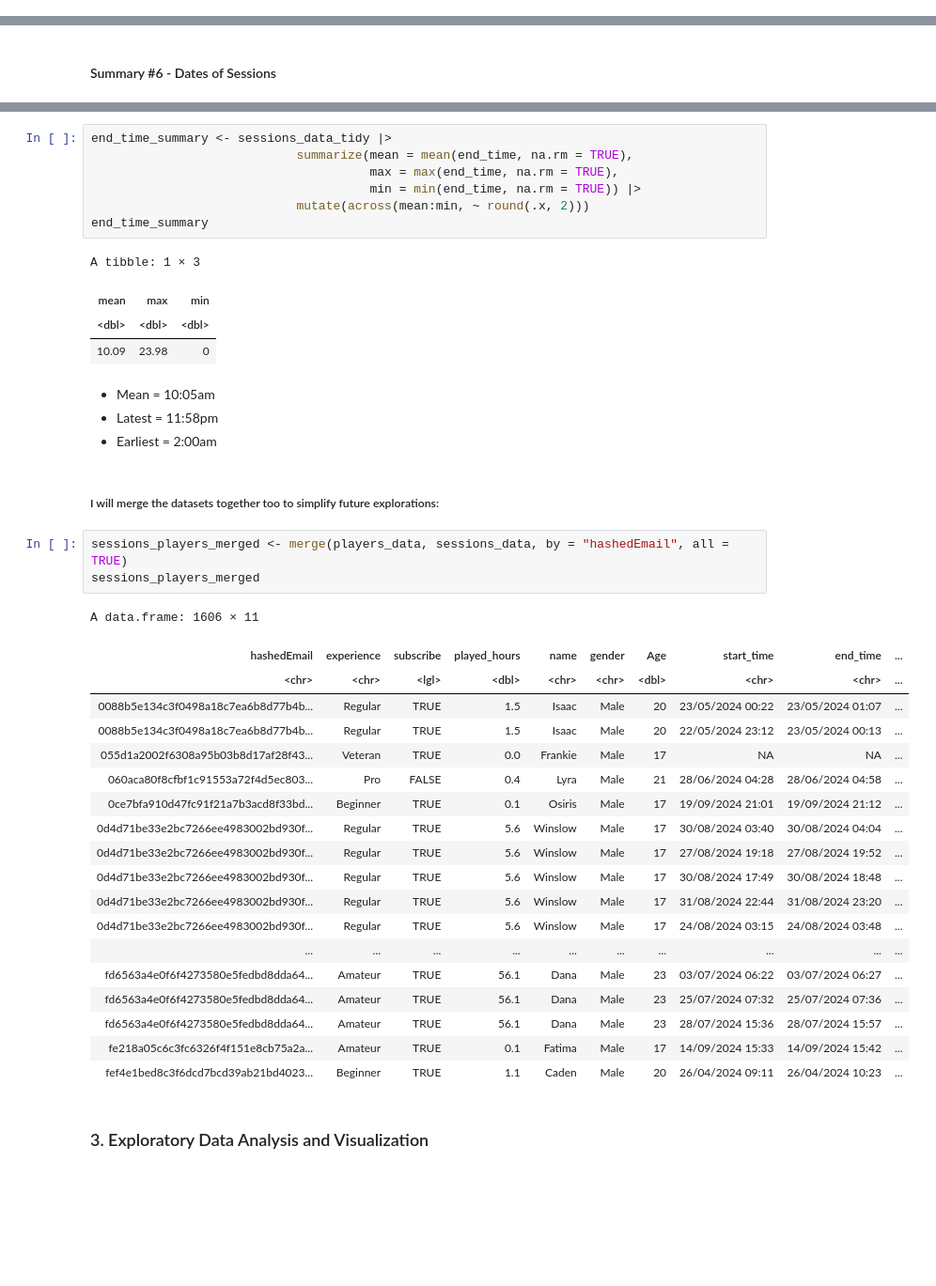
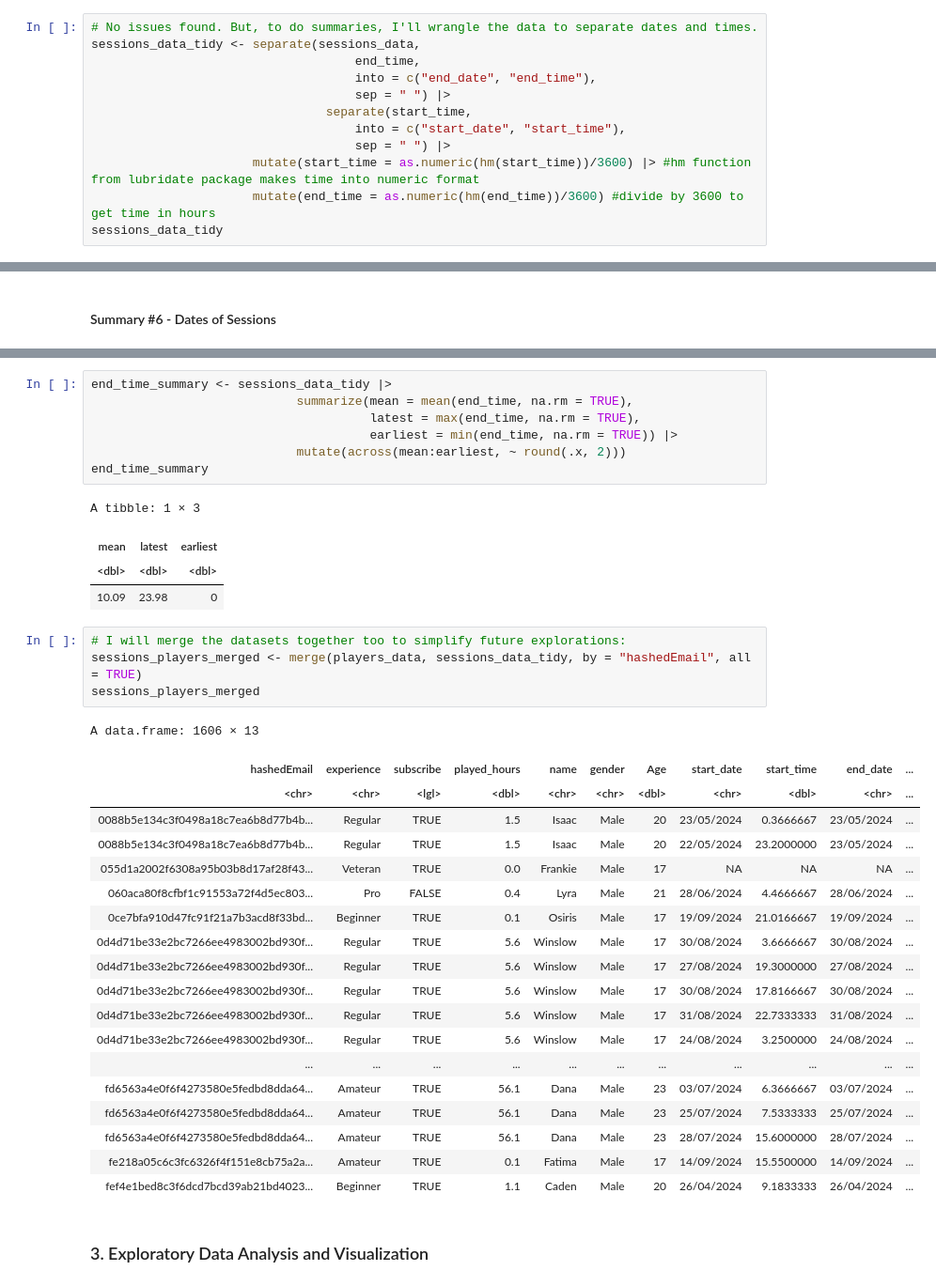
Before and after one commit to tchan0717/dsci-100-2025w1-group-36, a Jupyter notebook: plaicraft_project.ipynb, the cells around one changed output, grey strips where cells are left out. Shown at 94% size. Saved outputs shown, nothing was run; the diff lists cells and outputs as text; blank space fills up the shorter version.

```diff
--- a/plaicraft_project.ipynb
+++ b/plaicraft_project.ipynb
@@ -221,0 +211,12 @@ The "sessions.csv" has 1535 observations and 5 variables:
+# %%
+# No issues found. But, to do summaries, I'll wrangle the data to separate dates and times.
+sessions_data_tidy <- separate(sessions_data,
+                                    end_time,
+                                    into = c("end_date", "end_time"),
+                                    sep = " ") |>
+                                separate(start_time,
+                                    into = c("start_date", "start_time"),
+                                    sep = " ") |>
+                      mutate(start_time = as.numeric(hm(start_time))/3600) |> #hm function from lubridate package makes time into numeric format
+                      mutate(end_time = as.numeric(hm(end_time))/3600) #divide by 3600 to get time in hours
+sessions_data_tidy
@@ -281,44 +297,39 @@ A tibble: 1 × 3
 # %%
 end_time_summary <- sessions_data_tidy |>
                             summarize(mean = mean(end_time, na.rm = TRUE),
-                                      max = max(end_time, na.rm = TRUE),
-                                      min = min(end_time, na.rm = TRUE)) |>
-                            mutate(across(mean:min, ~ round(.x, 2)))
+                                      latest = max(end_time, na.rm = TRUE),
+                                      earliest = min(end_time, na.rm = TRUE)) |>
+                            mutate(across(mean:earliest, ~ round(.x, 2)))
 end_time_summary
 # %% [output]
 A tibble: 1 × 3
-| mean | max | min |
+| mean | latest | earliest |
 | <dbl> | <dbl> | <dbl> |
 | 10.09 | 23.98 | 0 |
-# %% [markdown]
-- Mean = 10:05am
-- Latest = 11:58pm
-- Earliest = 2:00am
-# %% [markdown]
-##### I will merge the datasets together too to simplify future explorations:
 # %%
-sessions_players_merged <- merge(players_data, sessions_data, by = "hashedEmail", all = TRUE)
+# I will merge the datasets together too to simplify future explorations:
+sessions_players_merged <- merge(players_data, sessions_data_tidy, by = "hashedEmail", all = TRUE)
 sessions_players_merged
 # %% [output]
-A data.frame: 1606 × 11
+A data.frame: 1606 × 13
-| hashedEmail | experience | subscribe | played_hours | name | gender | Age | start_time | end_time | ... |
-| <chr> | <chr> | <lgl> | <dbl> | <chr> | <chr> | <dbl> | <chr> | <chr> | ... |
-| 0088b5e134c3f0498a18c7ea6b8d77b4b... | Regular | TRUE | 1.5 | Isaac | Male | 20 | 23/05/2024 00:22 | 23/05/2024 01:07 | ... |
-| 0088b5e134c3f0498a18c7ea6b8d77b4b... | Regular | TRUE | 1.5 | Isaac | Male | 20 | 22/05/2024 23:12 | 23/05/2024 00:13 | ... |
-| 055d1a2002f6308a95b03b8d17af28f43... | Veteran | TRUE | 0.0 | Frankie | Male | 17 | NA | NA | ... |
-| 060aca80f8cfbf1c91553a72f4d5ec803... | Pro | FALSE | 0.4 | Lyra | Male | 21 | 28/06/2024 04:28 | 28/06/2024 04:58 | ... |
-| 0ce7bfa910d47fc91f21a7b3acd8f33bd... | Beginner | TRUE | 0.1 | Osiris | Male | 17 | 19/09/2024 21:01 | 19/09/2024 21:12 | ... |
-| 0d4d71be33e2bc7266ee4983002bd930f... | Regular | TRUE | 5.6 | Winslow | Male | 17 | 30/08/2024 03:40 | 30/08/2024 04:04 | ... |
-| 0d4d71be33e2bc7266ee4983002bd930f... | Regular | TRUE | 5.6 | Winslow | Male | 17 | 27/08/2024 19:18 | 27/08/2024 19:52 | ... |
-| 0d4d71be33e2bc7266ee4983002bd930f... | Regular | TRUE | 5.6 | Winslow | Male | 17 | 30/08/2024 17:49 | 30/08/2024 18:48 | ... |
-| 0d4d71be33e2bc7266ee4983002bd930f... | Regular | TRUE | 5.6 | Winslow | Male | 17 | 31/08/2024 22:44 | 31/08/2024 23:20 | ... |
-| 0d4d71be33e2bc7266ee4983002bd930f... | Regular | TRUE | 5.6 | Winslow | Male | 17 | 24/08/2024 03:15 | 24/08/2024 03:48 | ... |
-| ... | ... | ... | ... | ... | ... | ... | ... | ... | ... |
-| fd6563a4e0f6f4273580e5fedbd8dda64... | Amateur | TRUE | 56.1 | Dana | Male | 23 | 03/07/2024 06:22 | 03/07/2024 06:27 | ... |
-| fd6563a4e0f6f4273580e5fedbd8dda64... | Amateur | TRUE | 56.1 | Dana | Male | 23 | 25/07/2024 07:32 | 25/07/2024 07:36 | ... |
-| fd6563a4e0f6f4273580e5fedbd8dda64... | Amateur | TRUE | 56.1 | Dana | Male | 23 | 28/07/2024 15:36 | 28/07/2024 15:57 | ... |
-| fe218a05c6c3fc6326f4f151e8cb75a2a... | Amateur | TRUE | 0.1 | Fatima | Male | 17 | 14/09/2024 15:33 | 14/09/2024 15:42 | ... |
-| fef4e1bed8c3f6dcd7bcd39ab21bd4023... | Beginner | TRUE | 1.1 | Caden | Male | 20 | 26/04/2024 09:11 | 26/04/2024 10:23 | ... |
+| hashedEmail | experience | subscribe | played_hours | name | gender | Age | start_date | start_time | end_date | ... |
+| <chr> | <chr> | <lgl> | <dbl> | <chr> | <chr> | <dbl> | <chr> | <dbl> | <chr> | ... |
+| 0088b5e134c3f0498a18c7ea6b8d77b4b... | Regular | TRUE | 1.5 | Isaac | Male | 20 | 23/05/2024 | 0.3666667 | 23/05/2024 | ... |
+| 0088b5e134c3f0498a18c7ea6b8d77b4b... | Regular | TRUE | 1.5 | Isaac | Male | 20 | 22/05/2024 | 23.2000000 | 23/05/2024 | ... |
+| 055d1a2002f6308a95b03b8d17af28f43... | Veteran | TRUE | 0.0 | Frankie | Male | 17 | NA | NA | NA | ... |
+| 060aca80f8cfbf1c91553a72f4d5ec803... | Pro | FALSE | 0.4 | Lyra | Male | 21 | 28/06/2024 | 4.4666667 | 28/06/2024 | ... |
+| 0ce7bfa910d47fc91f21a7b3acd8f33bd... | Beginner | TRUE | 0.1 | Osiris | Male | 17 | 19/09/2024 | 21.0166667 | 19/09/2024 | ... |
+| 0d4d71be33e2bc7266ee4983002bd930f... | Regular | TRUE | 5.6 | Winslow | Male | 17 | 30/08/2024 | 3.6666667 | 30/08/2024 | ... |
+| 0d4d71be33e2bc7266ee4983002bd930f... | Regular | TRUE | 5.6 | Winslow | Male | 17 | 27/08/2024 | 19.3000000 | 27/08/2024 | ... |
+| 0d4d71be33e2bc7266ee4983002bd930f... | Regular | TRUE | 5.6 | Winslow | Male | 17 | 30/08/2024 | 17.8166667 | 30/08/2024 | ... |
+| 0d4d71be33e2bc7266ee4983002bd930f... | Regular | TRUE | 5.6 | Winslow | Male | 17 | 31/08/2024 | 22.7333333 | 31/08/2024 | ... |
+| 0d4d71be33e2bc7266ee4983002bd930f... | Regular | TRUE | 5.6 | Winslow | Male | 17 | 24/08/2024 | 3.2500000 | 24/08/2024 | ... |
+| ... | ... | ... | ... | ... | ... | ... | ... | ... | ... | ... |
+| fd6563a4e0f6f4273580e5fedbd8dda64... | Amateur | TRUE | 56.1 | Dana | Male | 23 | 03/07/2024 | 6.3666667 | 03/07/2024 | ... |
+| fd6563a4e0f6f4273580e5fedbd8dda64... | Amateur | TRUE | 56.1 | Dana | Male | 23 | 25/07/2024 | 7.5333333 | 25/07/2024 | ... |
+| fd6563a4e0f6f4273580e5fedbd8dda64... | Amateur | TRUE | 56.1 | Dana | Male | 23 | 28/07/2024 | 15.6000000 | 28/07/2024 | ... |
+| fe218a05c6c3fc6326f4f151e8cb75a2a... | Amateur | TRUE | 0.1 | Fatima | Male | 17 | 14/09/2024 | 15.5500000 | 14/09/2024 | ... |
+| fef4e1bed8c3f6dcd7bcd39ab21bd4023... | Beginner | TRUE | 1.1 | Caden | Male | 20 | 26/04/2024 | 9.1833333 | 26/04/2024 | ... |
 # %% [markdown]
 ### 3. Exploratory Data Analysis and Visualization
 # %% [markdown]
```
Also changed, not shown: parts of 28 cells of this notebook.
